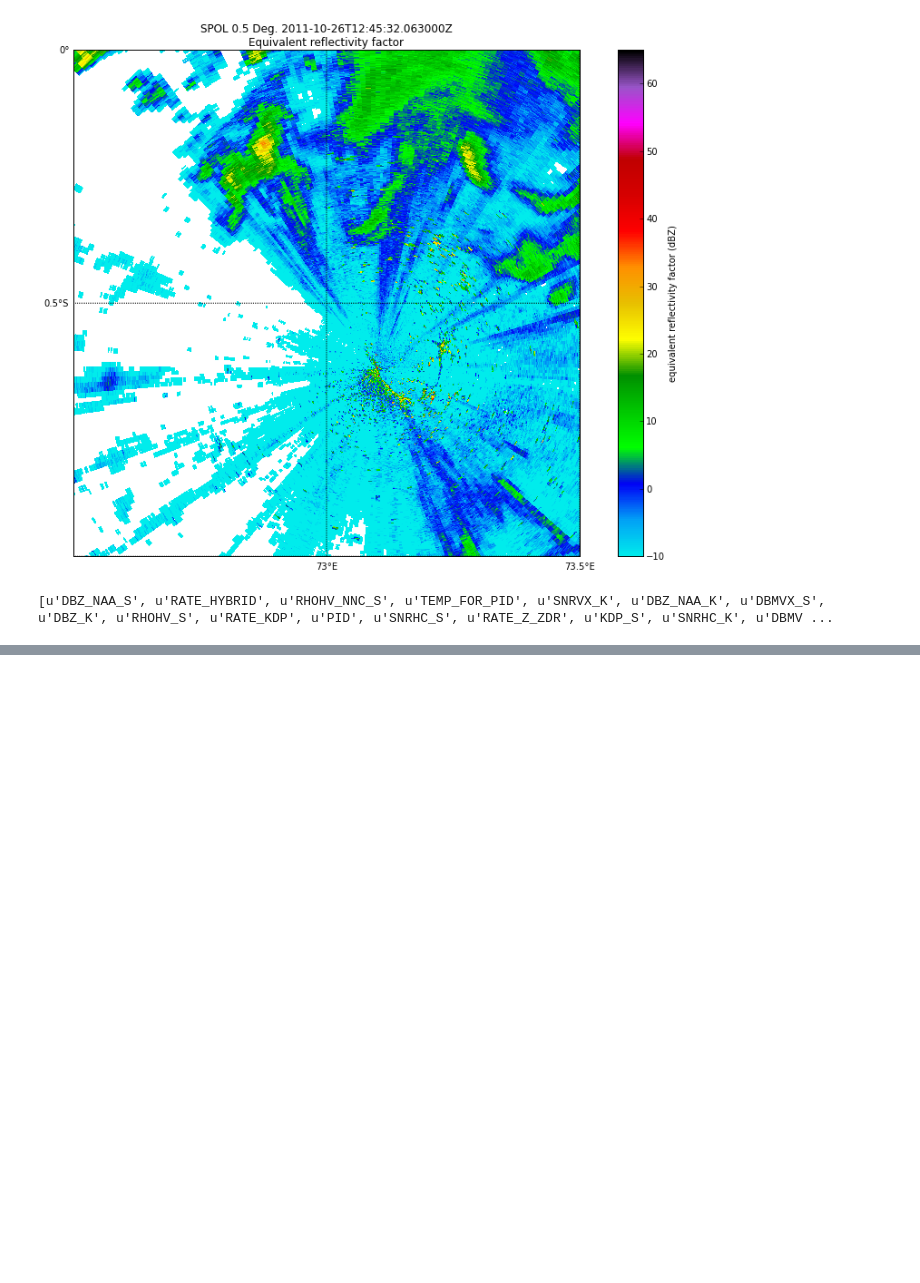
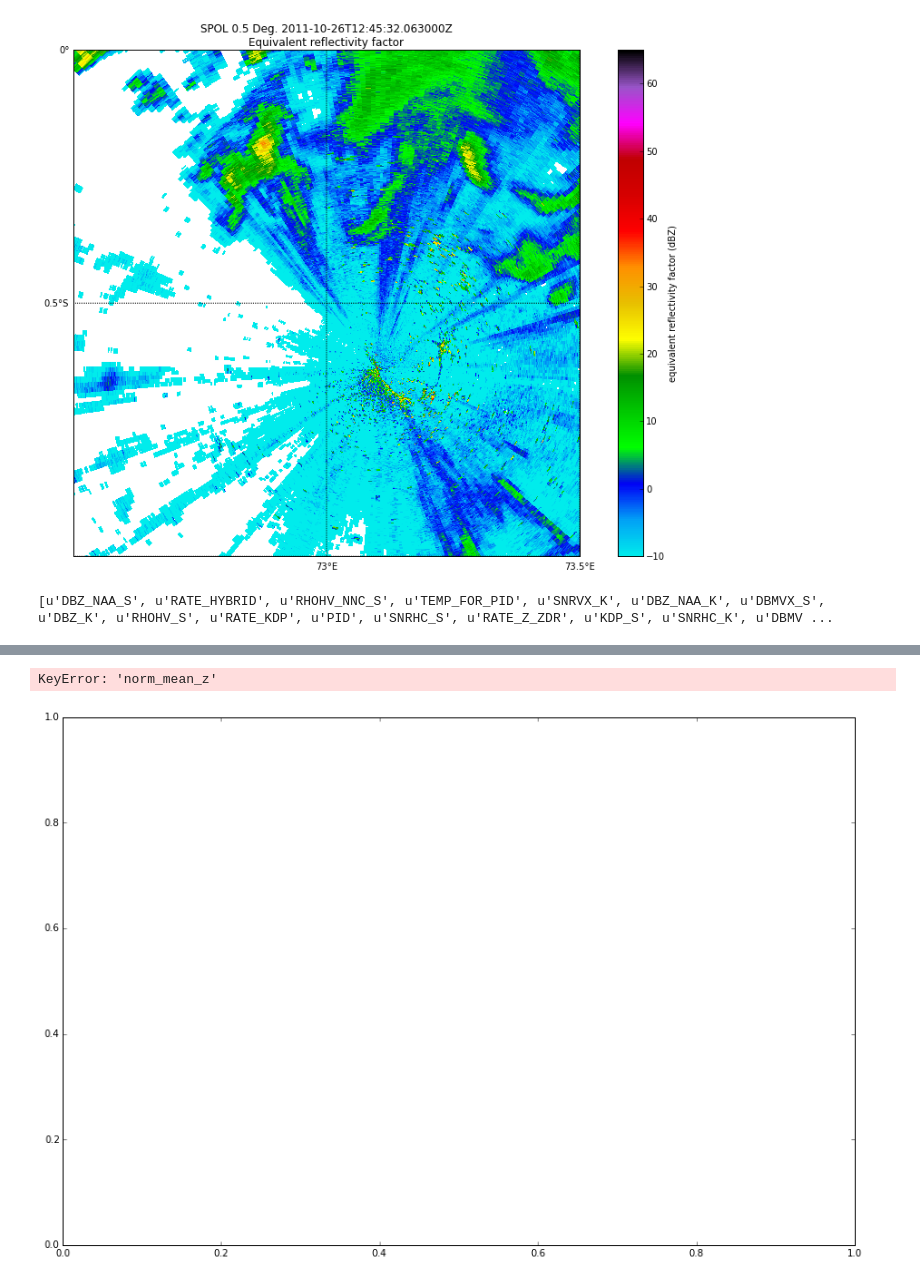
Before and after one commit to EVS-ATMOS/ARM-Azores, a Jupyter notebook: notebooks/1. Initial X-SAPR2 investigations.ipynb, the cells around one changed output, grey strips where cells are left out. Saved outputs shown, nothing was run; the diff lists cells and outputs as text; code cells hidden in the pictures; blank space fills up the shorter version.

```diff
--- a/notebooks/1. Initial X-SAPR2 investigations.ipynb
+++ b/notebooks/1. Initial X-SAPR2 investigations.ipynb
@@ -78,0 +159,42 @@ my_display.plot_ppi_map('mean_z', 1,
+# %%
+#normalize
+
+norm = deepcopy(out_radar.fields['mean_z']['data']*0.0)
+
+for i in range(out_radar.nsweeps):
+    si = out_radar.sweep_start_ray_index['data'][i]
+    se = out_radar.sweep_end_ray_index['data'][i]
+    chunk = out_radar.fields['mean_z']['data'][si:se,:]
+    profile = chunk.mean(axis=0)
+    norm[si:se] = chunk- profile[None, :]
+# %%
+#normalize
+
+norm = deepcopy(out_radar.fields['mean_p']['data']*0.0)
+
+for i in range(out_radar.nsweeps):
+    si = out_radar.sweep_start_ray_index['data'][i]
+    se = out_radar.sweep_end_ray_index['data'][i]
+    chunk = out_radar.fields['mean_p']['data'][si:se,:]
+    profile = chunk.mean(axis=0)
+    norm[si:se] = chunk- profile[None, :]
+# %%
+out_radar.add_field_like('mean_z', 'norm_mean_z', norm, replace_existing=True)
+# %%
+out_radar.add_field_like('mean_p', 'norm_mean_p', norm, replace_existing=True)
+# %%
+my_figure = plt.figure(figsize=[15,10])
+my_display = pyart.graph.RadarMapDisplay(out_radar)
+lat_lines = np.arange(-4,4,.25)
+lon_lines = np.arange(70, 76, .25)
+my_display.plot_ppi_map('norm_mean_z', 1,
+                        lat_lines=lat_lines,
+                       lon_lines=lon_lines,
+                       max_lon = 73.5, max_lat = 0.,
+                       min_lon = 72.5, min_lat = -1,
+                        cmap = pyart.graph.cm.NWSRef,
+                        mask_outside = False,
+                       vmin = -25, vmax = 20)
+# %% [output]
+KeyError: 'norm_mean_z'
+[figure, added]
```
Also changed, not shown: parts of 13 cells of this notebook.
